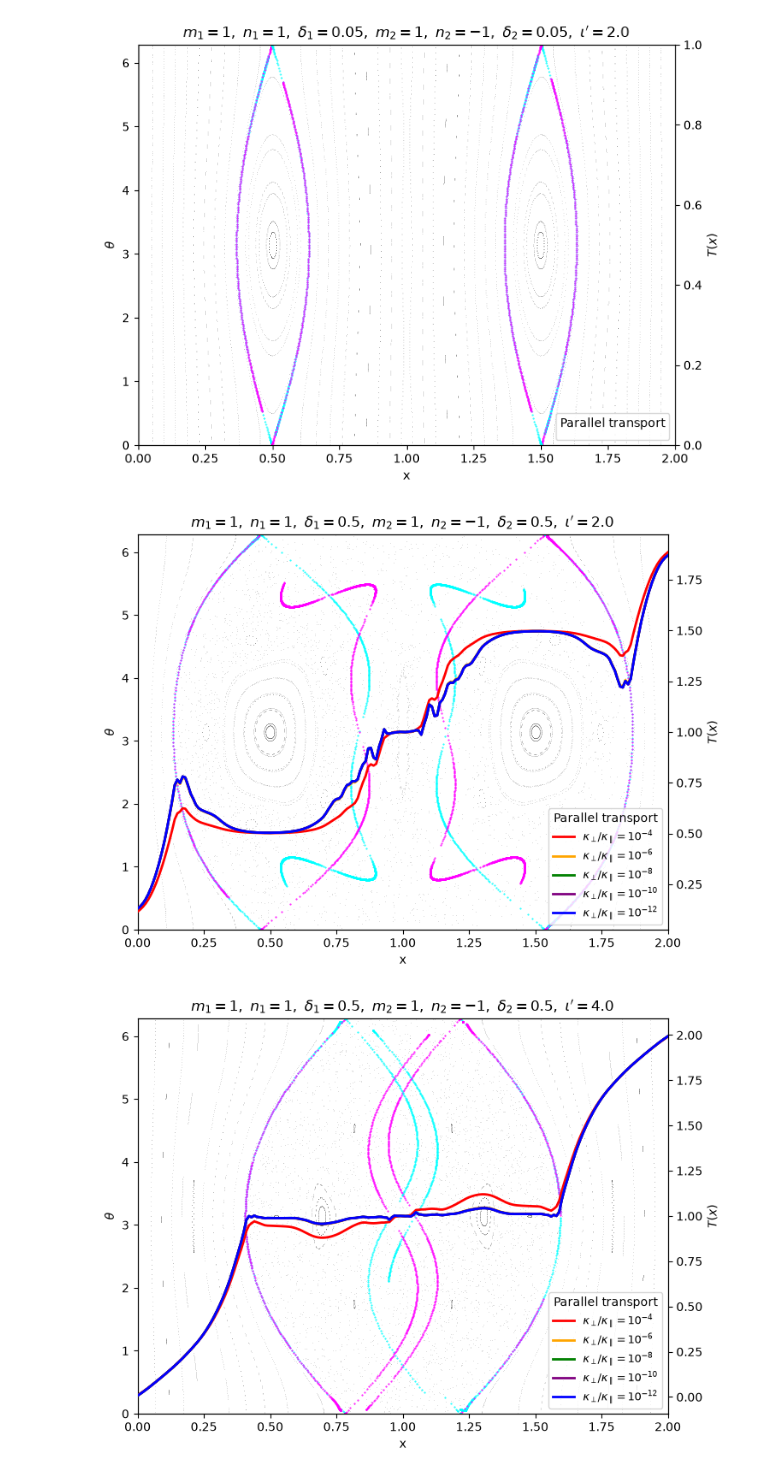
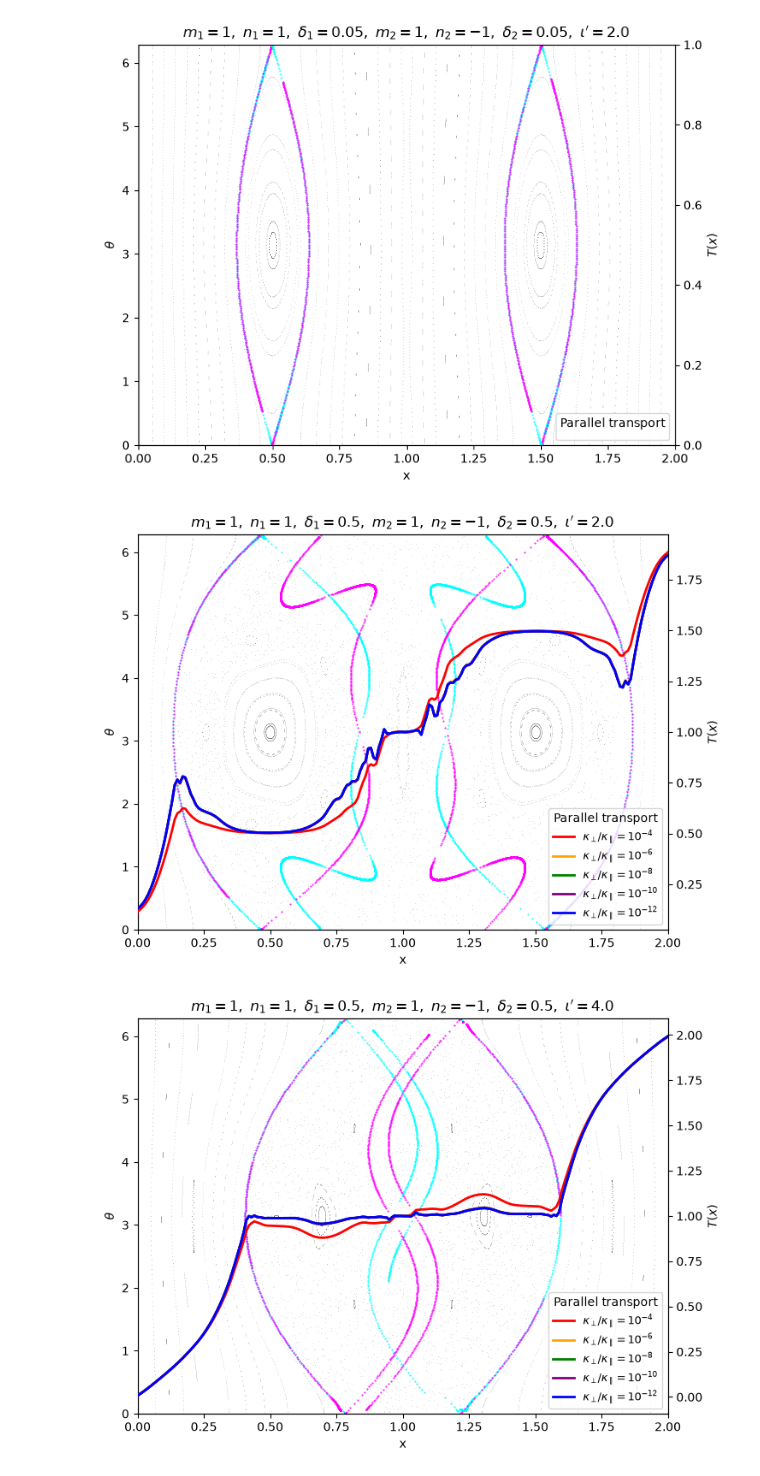
Before and after one commit to mireiaraventos/SdS, a Jupyter notebook: local/Plot_manifolds.ipynb, the cells around one changed output. Cells and saved outputs as stored; diff of their text form; code cells hidden in the pictures.

Commit message:
Plot new configs

```diff
--- a/local/Plot_manifolds.ipynb
+++ b/local/Plot_manifolds.ipynb
@@ -42,14 +42,7 @@ for config_id in configs:
 # %%
 temperature_dir = Path("num_results_loc/FaADE")
 
-def plot_temperature(
-    ax,
-    params,
-    t_f=0.01,
-    k_values=(4.0, 6.0, 8.0, 10.0, 12.0),
-    nx=201,
-    colors=("red", "orange", "green", "purple", "blue")
-):
+def plot_temperature(ax, params, t_f=0.01, k_values=(4.0, 6.0, 8.0, 10.0, 12.0), nx=201, colors=("red", "orange", "green", "purple", "blue")):
     """
     Plot temperature profiles on a secondary y-axis.
 
@@ -113,18 +106,7 @@ def plot_temperature(
 
     return ax_T
 # %%
-def plot_configuration(
-    config_id,
-    markersize=3,
-    poincare=True,
-    unwrapped=False,
-    maxs=None,
-    maxu=None,
-    temperature=False,
-    t_f=0.01,
-    k_values=(4.0, 6.0, 8.0, 10.0, 12.0),
-    ax=None
-):
+def plot_configuration(config_id, markersize=3, poincare=True, unwrapped=False, maxs=None, maxu=None, temperature=False, t_f=0.01, k_values=(4.0, 6.0, 8.0, 10.0, 12.0), ax=None):
 
     params = parameters[config_id]
     data = manifolds[config_id]
@@ -284,26 +266,26 @@ Temperature file not found: 2I_k12.0_tf0.01_d0.05_0.05_res201_m1_dT_iota2.0_Neum
 # %%
 config_id = 12
 
-maxs = [1350, 700, 700, 1650]
-maxu = [2100, 700, 800, 1650]
+maxs = [1450, None, None, 1750]
+maxu = [2200, None, None, 1750]
 
 fig, ax = plot_configuration(config_id, markersize=1, poincare=True, unwrapped=True,
                              maxs=maxs, maxu=maxu, temperature=True, t_f=0.01,
                              k_values=[4.0, 6.0, 8.0, 10.0, 12.0])
 
 plt.show()
 
 # Save figure
 save_dir = Path("Figures") / f"config{config_id}"
 save_dir.mkdir(parents=True, exist_ok=True)
 fig.savefig(save_dir / f"config{config_id}.png", dpi=300, bbox_inches="tight")
 
 # Save maxs and maxu
 maxpoints_path = results_dir / f"maxpoints_{config_id}.json"
 with open(maxpoints_path, "w", encoding="utf-8") as f:
     json.dump({"maxs": maxs, "maxu": maxu}, f, indent=4)
 # %% [output]
-[figure, old version]
+[figure, new version]
 # %%
 config_id = 13
 
```
Also changed, not shown: 3 other files.
